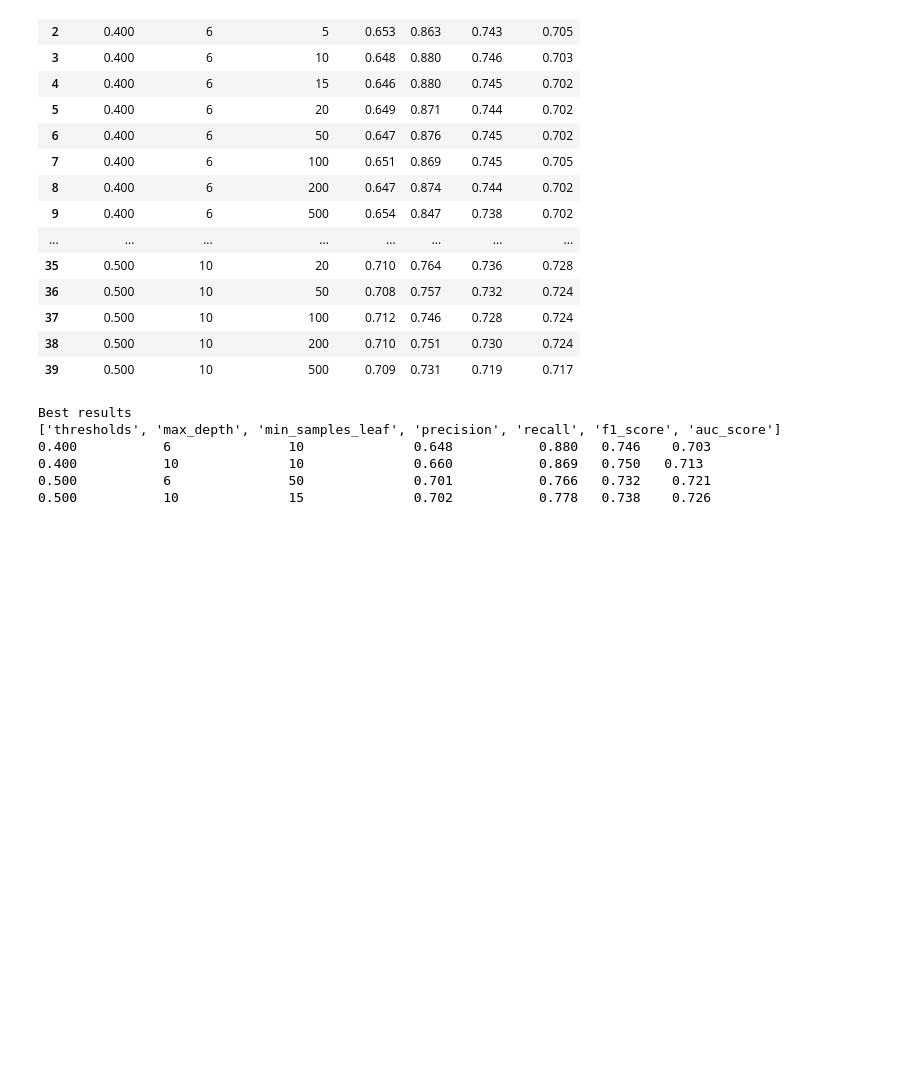
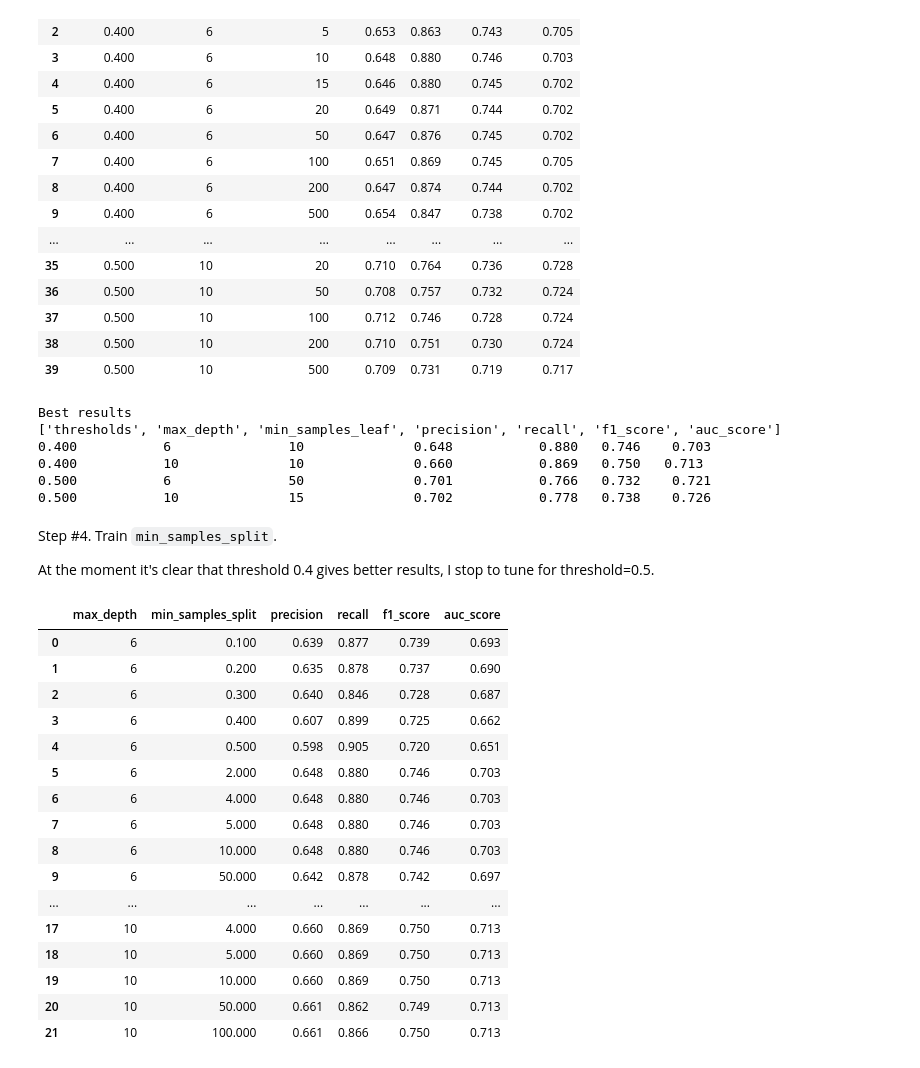
Before and after one commit to nadia-paz/cdc_diabetes, a Jupyter notebook: notebook.ipynb, the cells around one changed output. Cells and saved outputs as stored; diff of their text form; code cells hidden in the pictures; blank space fills up the shorter version.

Commit message:
tuned random forest

```diff
--- a/notebook.ipynb
+++ b/notebook.ipynb
@@ -658,3 +658,45 @@ Best results
 0.400           10              10              0.660           0.869   0.750   0.713
 0.500           6               50              0.701           0.766   0.732    0.721
 0.500           10              15              0.702           0.778   0.738    0.726
+# %% [markdown]
+Step #4. Train `min_samples_split`.
+
+At the moment it's clear that threshold 0.4 gives better results, I stop to tune for threshold=0.5.
+# %%
+scores = []
+t = 0.4
+for d in [6, 10]:
+    for split in [0.1, 0.2, 0.3, 0.4, 0.5, 2, 4, 5, 10, 50, 100]:
+        rf = RandomForestClassifier(
+                n_estimators=10,
+                max_depth = d,
+                min_samples_leaf = 10,
+                min_samples_split=split,
+                random_state=dp.seed)
+        rf.fit(X_train, y_train)
+        y_pred = rf.predict_proba(X_validate)[:, 1]
+        precision = precision_score(y_val, y_pred >= t)
+        recall = recall_score(y_val, y_pred >= t)
+        f1 = f1_score(y_val, y_pred >= t)
+        auc = roc_auc_score(y_val, y_pred >= t)
+        scores.append((d, split, precision, recall, f1, auc))
+df_scores = pd.DataFrame(scores, columns=["max_depth", "min_samples_split", "precision", "recall", "f1_score", "auc_score"])
+df_scores
+# %% [output]
+|  | max_depth | min_samples_split | precision | recall | f1_score | auc_score |
+| 0 | 6 | 0.100 | 0.639 | 0.877 | 0.739 | 0.693 |
+| 1 | 6 | 0.200 | 0.635 | 0.878 | 0.737 | 0.690 |
+| 2 | 6 | 0.300 | 0.640 | 0.846 | 0.728 | 0.687 |
+| 3 | 6 | 0.400 | 0.607 | 0.899 | 0.725 | 0.662 |
+| 4 | 6 | 0.500 | 0.598 | 0.905 | 0.720 | 0.651 |
+| 5 | 6 | 2.000 | 0.648 | 0.880 | 0.746 | 0.703 |
+| 6 | 6 | 4.000 | 0.648 | 0.880 | 0.746 | 0.703 |
+| 7 | 6 | 5.000 | 0.648 | 0.880 | 0.746 | 0.703 |
+| 8 | 6 | 10.000 | 0.648 | 0.880 | 0.746 | 0.703 |
+| 9 | 6 | 50.000 | 0.642 | 0.878 | 0.742 | 0.697 |
+| ... | ... | ... | ... | ... | ... | ... |
+| 17 | 10 | 4.000 | 0.660 | 0.869 | 0.750 | 0.713 |
+| 18 | 10 | 5.000 | 0.660 | 0.869 | 0.750 | 0.713 |
+| 19 | 10 | 10.000 | 0.660 | 0.869 | 0.750 | 0.713 |
+| 20 | 10 | 50.000 | 0.661 | 0.862 | 0.749 | 0.713 |
+| 21 | 10 | 100.000 | 0.661 | 0.866 | 0.750 | 0.713 |
```
Also changed, not shown: parts of 6 cells of this notebook.
